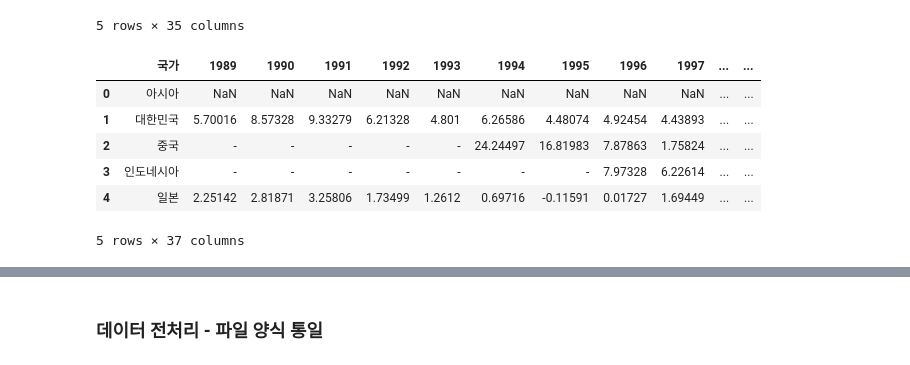
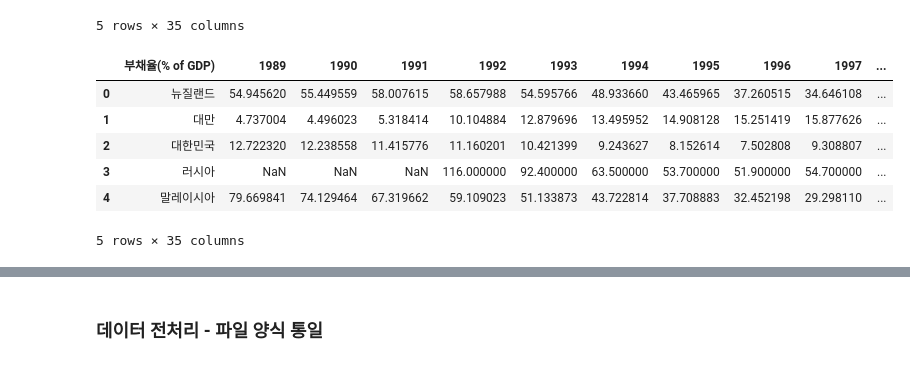
Before and after one commit to sooohyeonkim/Apec_Economic_Analysis, a Jupyter notebook: APEC_Economic_Analysis_EDA.ipynb, the cells around one changed output, grey strips where cells are left out. Saved outputs shown, nothing was run; the diff lists cells and outputs as text; code cells hidden in the pictures.

```diff
--- a/APEC_Economic_Analysis_EDA.ipynb
+++ b/APEC_Economic_Analysis_EDA.ipynb
@@ -76,15 +76,15 @@ ConsumeIndex_df.head()
 | 4 | 중국 | 39.24247 | 40.44026 | 41.8786 | 44.53955 | 51.04682 | 63.42924 | 74.07979 | 80.23816 | ... |
 5 rows × 35 columns
 # %%
-#인플레이션 전망
-file_path = os.path.join(basic_dir, 'economy/인플레이션_전망_APEC회원국__20240121221911.xlsx')
-FutureInpl_df = pd.read_excel(file_path)
-FutureInpl_df.head()
+#국가부채(GDP대비)
+file_path = os.path.join(basic_dir, 'economy/중앙정부 부채(% of GDP).xlsx')
+Debt_df = pd.read_excel(file_path)
+Debt_df.head()
 # %% [output]
-|  | 국가 | 1989 | 1990 | 1991 | 1992 | 1993 | 1994 | 1995 | 1996 | 1997 | ... | ... |
-| 0 | 아시아 | NaN | NaN | NaN | NaN | NaN | NaN | NaN | NaN | NaN | ... | ... |
-| 1 | 대한민국 | 5.70016 | 8.57328 | 9.33279 | 6.21328 | 4.801 | 6.26586 | 4.48074 | 4.92454 | 4.43893 | ... | ... |
-| 2 | 중국 | - | - | - | - | - | 24.24497 | 16.81983 | 7.87863 | 1.75824 | ... | ... |
-| 3 | 인도네시아 | - | - | - | - | - | - | - | 7.97328 | 6.22614 | ... | ... |
-| 4 | 일본 | 2.25142 | 2.81871 | 3.25806 | 1.73499 | 1.2612 | 0.69716 | -0.11591 | 0.01727 | 1.69449 | ... | ... |
+|  | 부채율(% of GDP) | 1989 | 1990 | 1991 | 1992 | 1993 | 1994 | 1995 | 1996 | 1997 | ... |
+| 0 | 뉴질랜드 | 54.945620 | 55.449559 | 58.007615 | 58.657988 | 54.595766 | 48.933660 | 43.465965 | 37.260515 | 34.646108 | ... |
+| 1 | 대만 | 4.737004 | 4.496023 | 5.318414 | 10.104884 | 12.879696 | 13.495952 | 14.908128 | 15.251419 | 15.877626 | ... |
+| 2 | 대한민국 | 12.722320 | 12.238558 | 11.415776 | 11.160201 | 10.421399 | 9.243627 | 8.152614 | 7.502808 | 9.308807 | ... |
+| 3 | 러시아 | NaN | NaN | NaN | 116.000000 | 92.400000 | 63.500000 | 53.700000 | 51.900000 | 54.700000 | ... |
+| 4 | 말레이시아 | 79.669841 | 74.129464 | 67.319662 | 59.109023 | 51.133873 | 43.722814 | 37.708883 | 32.452198 | 29.298110 | ... |
-5 rows × 37 columns
+5 rows × 35 columns
```
Also changed, not shown: parts of 61 cells of this notebook.
